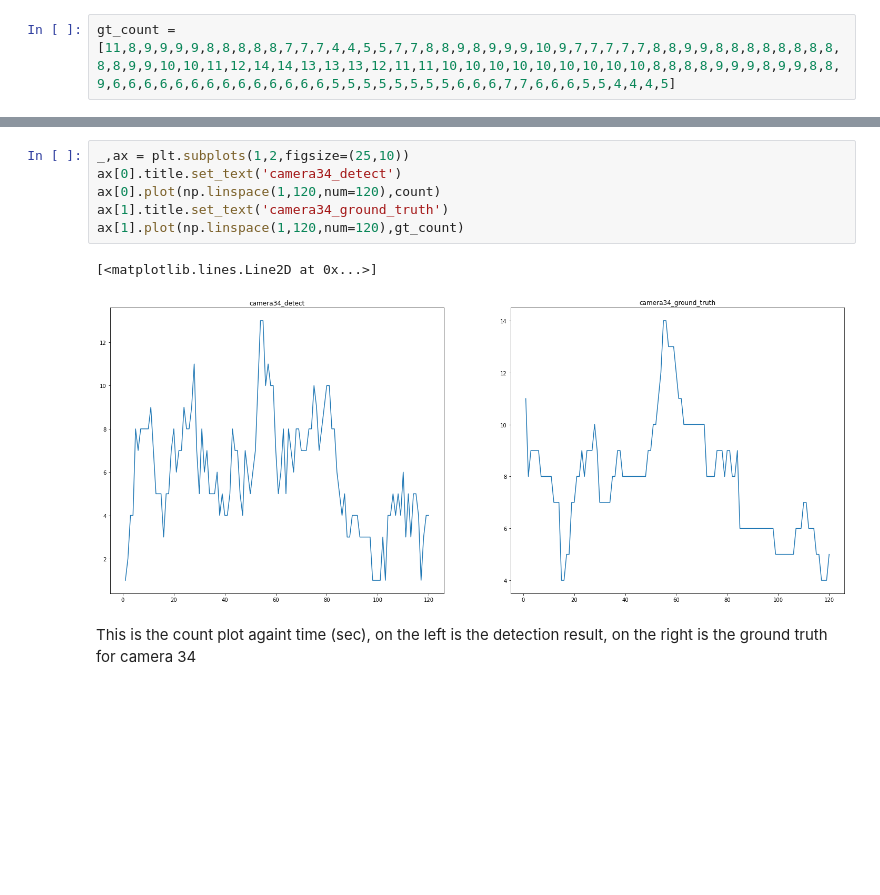
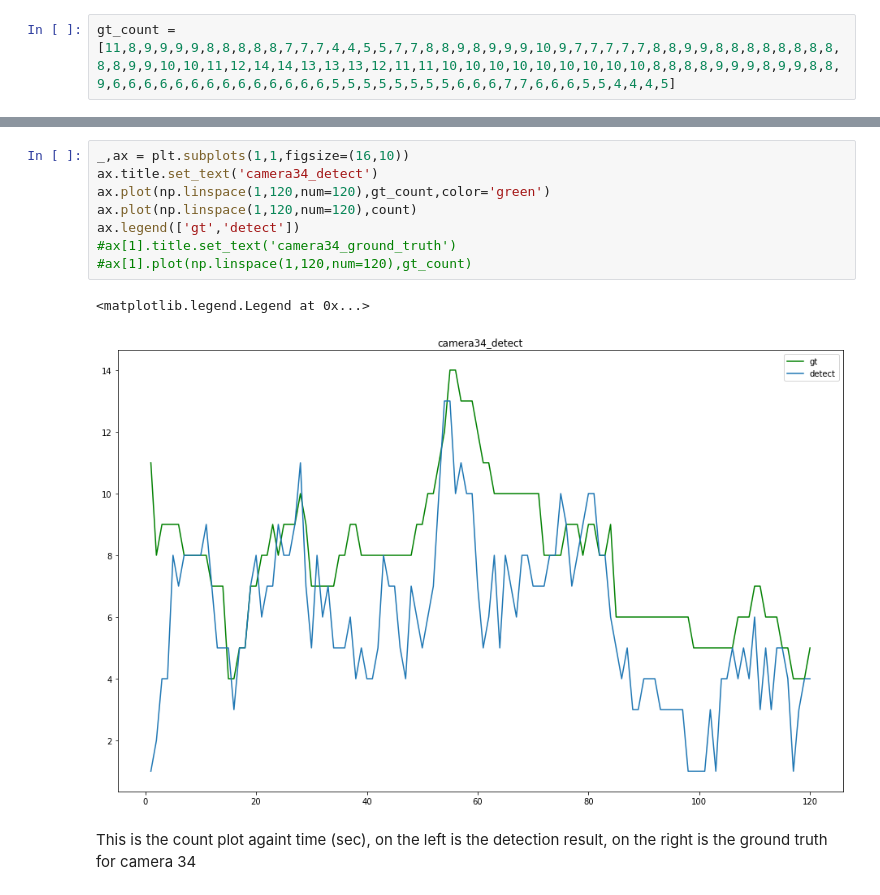
Before and after one commit to heye0507/count_project, a Jupyter notebook: demo.ipynb, the cells around one changed output, grey strips where cells are left out. Saved outputs shown, nothing was run; the diff lists cells and outputs as text; blank space fills up the shorter version.

Commit message:
update camera 34 graph

```diff
--- a/demo.ipynb
+++ b/demo.ipynb
@@ -201,12 +232,14 @@ gt_count = [11,8,9,9,9,9,8,8,8,8,8,7,7,7,4,4,5,5,7,7,8,8,9,8,9,9,9,10,9,7,7,7,7,
 # %%
-_,ax = plt.subplots(1,2,figsize=(25,10))
-ax[0].title.set_text('camera34_detect')
-ax[0].plot(np.linspace(1,120,num=120),count)
-ax[1].title.set_text('camera34_ground_truth')
-ax[1].plot(np.linspace(1,120,num=120),gt_count)
+_,ax = plt.subplots(1,1,figsize=(16,10))
+ax.title.set_text('camera34_detect')
+ax.plot(np.linspace(1,120,num=120),gt_count,color='green')
+ax.plot(np.linspace(1,120,num=120),count)
+ax.legend(['gt','detect'])
+#ax[1].title.set_text('camera34_ground_truth')
+#ax[1].plot(np.linspace(1,120,num=120),gt_count)
 # %% [output]
-[<matplotlib.lines.Line2D at 0x...>]
+<matplotlib.legend.Legend at 0x...>
-[figure, old version]
+[figure, new version]
 # %% [markdown]
 This is the count plot againt time (sec), on the left is the detection result, on the right is the ground truth for camera 34
 # %% [markdown]
```
Also changed, not shown: parts of 4 cells of this notebook.
